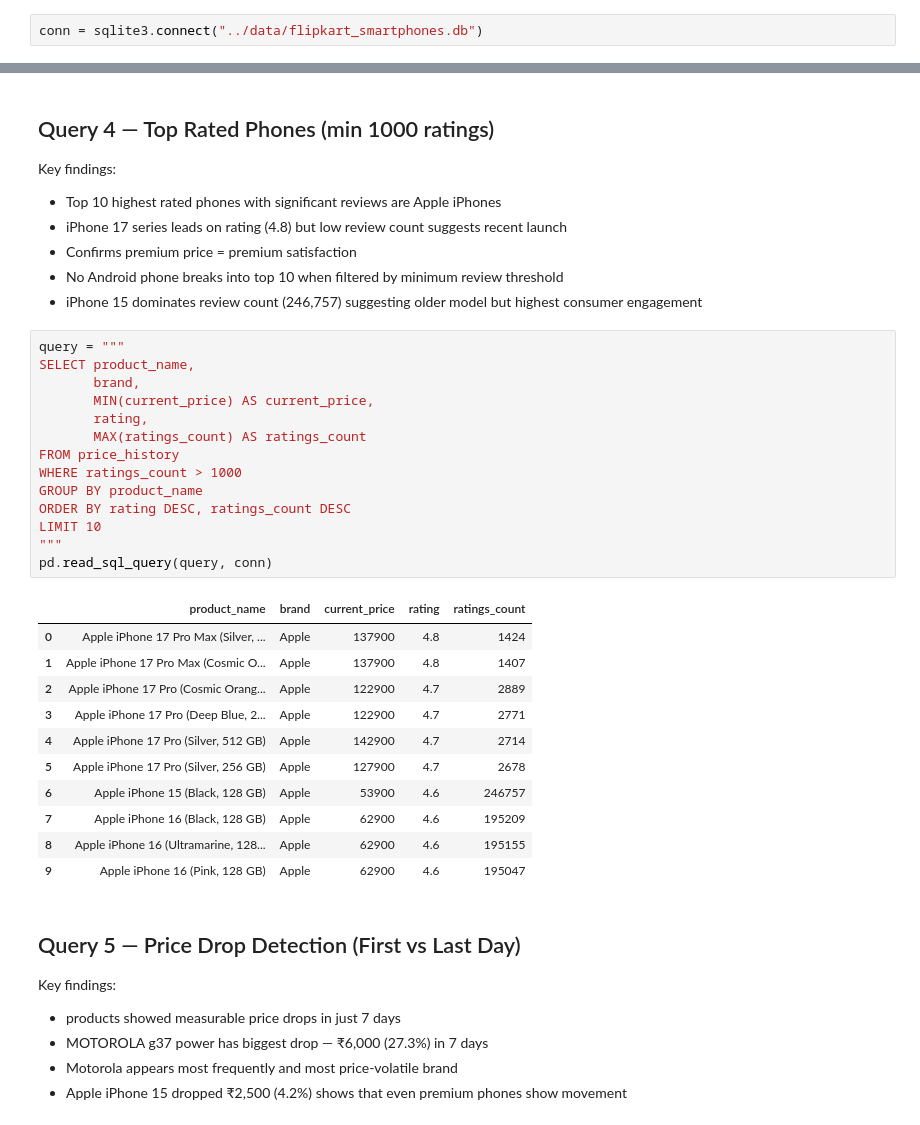
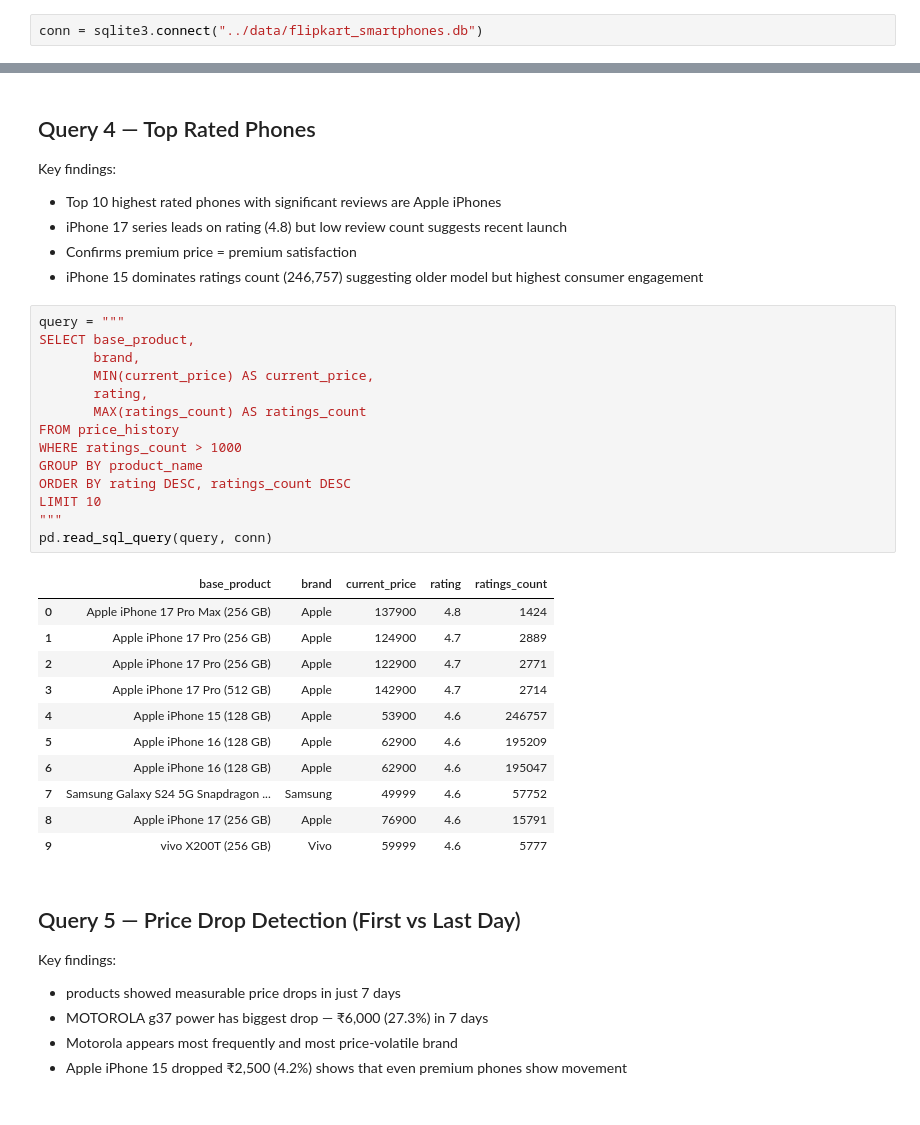
Before and after one commit to priyanka42903-collab/flipkart-smartphone-analysis, a Jupyter notebook: notebooks/sql_analysis.ipynb, the cells around one changed output, grey strips where cells are left out. Saved outputs shown, nothing was run; the diff lists cells and outputs as text.

```diff
--- a/notebooks/sql_analysis.ipynb
+++ b/notebooks/sql_analysis.ipynb
@@ -159,5 +159,5 @@ pd.read_sql_query(query, conn)
 # %% [markdown]
-## Query 4 — Top Rated Phones (min 1000 ratings)
+## Query 4 — Top Rated Phones
 
 Key findings:
 - Top 10 highest rated phones with significant reviews
@@ -165,35 +165,33 @@ Key findings:
 - iPhone 17 series leads on rating (4.8) but
   low review count suggests recent launch
 - Confirms premium price = premium satisfaction
-- No Android phone breaks into top 10 when filtered
-  by minimum review threshold
-- iPhone 15 dominates review count (246,757) suggesting older model but highest consumer engagement
+- iPhone 15 dominates ratings count (246,757) suggesting older model but highest consumer engagement
 # %%
 query = """
-SELECT product_name,
+SELECT base_product,
        brand,
        MIN(current_price) AS current_price,
        rating,
        MAX(ratings_count) AS ratings_count
 FROM price_history
 WHERE ratings_count > 1000
 GROUP BY product_name
 ORDER BY rating DESC, ratings_count DESC
 LIMIT 10
 """
 pd.read_sql_query(query, conn)
 # %% [output]
-|  | product_name | brand | current_price | rating | ratings_count |
-| 0 | Apple iPhone 17 Pro Max (Silver, ... | Apple | 137900 | 4.8 | 1424 |
-| 1 | Apple iPhone 17 Pro Max (Cosmic O... | Apple | 137900 | 4.8 | 1407 |
-| 2 | Apple iPhone 17 Pro (Cosmic Orang... | Apple | 122900 | 4.7 | 2889 |
-| 3 | Apple iPhone 17 Pro (Deep Blue, 2... | Apple | 122900 | 4.7 | 2771 |
-| 4 | Apple iPhone 17 Pro (Silver, 512 GB) | Apple | 142900 | 4.7 | 2714 |
-| 5 | Apple iPhone 17 Pro (Silver, 256 GB) | Apple | 127900 | 4.7 | 2678 |
-| 6 | Apple iPhone 15 (Black, 128 GB) | Apple | 53900 | 4.6 | 246757 |
-| 7 | Apple iPhone 16 (Black, 128 GB) | Apple | 62900 | 4.6 | 195209 |
-| 8 | Apple iPhone 16 (Ultramarine, 128... | Apple | 62900 | 4.6 | 195155 |
-| 9 | Apple iPhone 16 (Pink, 128 GB) | Apple | 62900 | 4.6 | 195047 |
+|  | base_product | brand | current_price | rating | ratings_count |
+| 0 | Apple iPhone 17 Pro Max (256 GB) | Apple | 137900 | 4.8 | 1424 |
+| 1 | Apple iPhone 17 Pro (256 GB) | Apple | 124900 | 4.7 | 2889 |
+| 2 | Apple iPhone 17 Pro (256 GB) | Apple | 122900 | 4.7 | 2771 |
+| 3 | Apple iPhone 17 Pro (512 GB) | Apple | 142900 | 4.7 | 2714 |
+| 4 | Apple iPhone 15 (128 GB) | Apple | 53900 | 4.6 | 246757 |
+| 5 | Apple iPhone 16 (128 GB) | Apple | 62900 | 4.6 | 195209 |
+| 6 | Apple iPhone 16 (128 GB) | Apple | 62900 | 4.6 | 195047 |
+| 7 | Samsung Galaxy S24 5G Snapdragon ... | Samsung | 49999 | 4.6 | 57752 |
+| 8 | Apple iPhone 17 (256 GB) | Apple | 76900 | 4.6 | 15791 |
+| 9 | vivo X200T (256 GB) | Vivo | 59999 | 4.6 | 5777 |
 # %% [markdown]
 ## Query 5 — Price Drop Detection (First vs Last Day)
 
```
Also changed, not shown: parts of 18 cells of this notebook, 4 other files.
